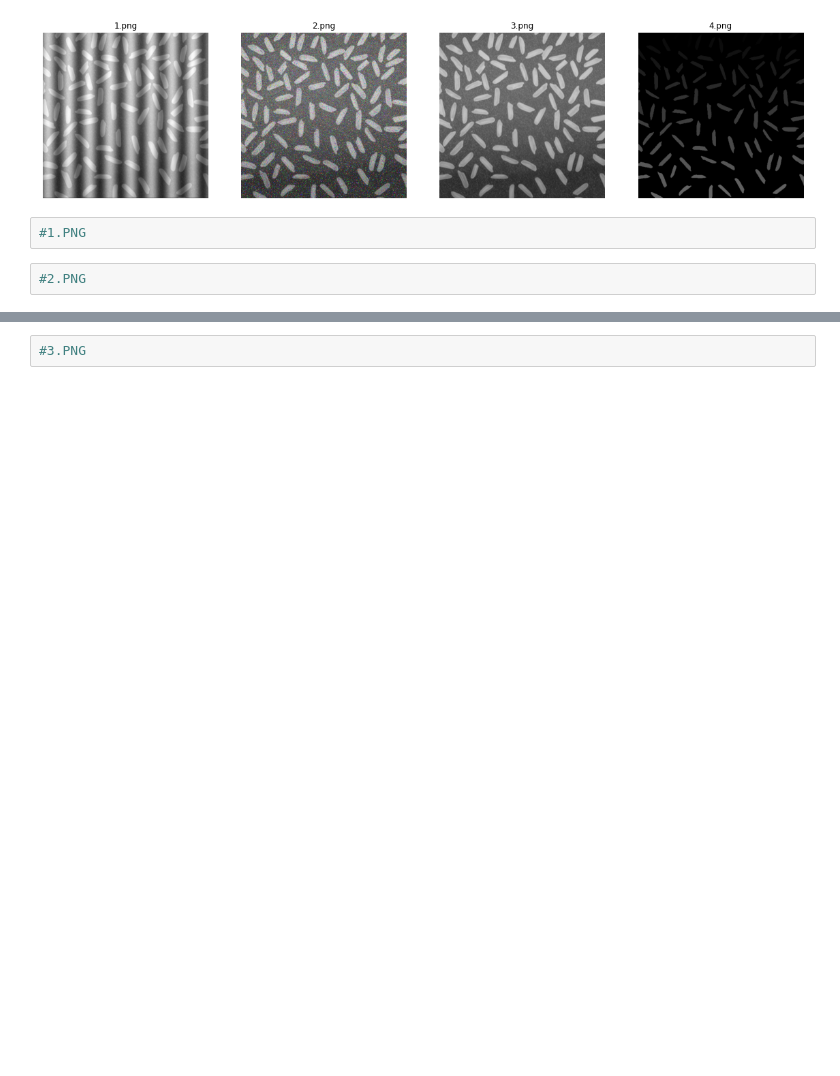
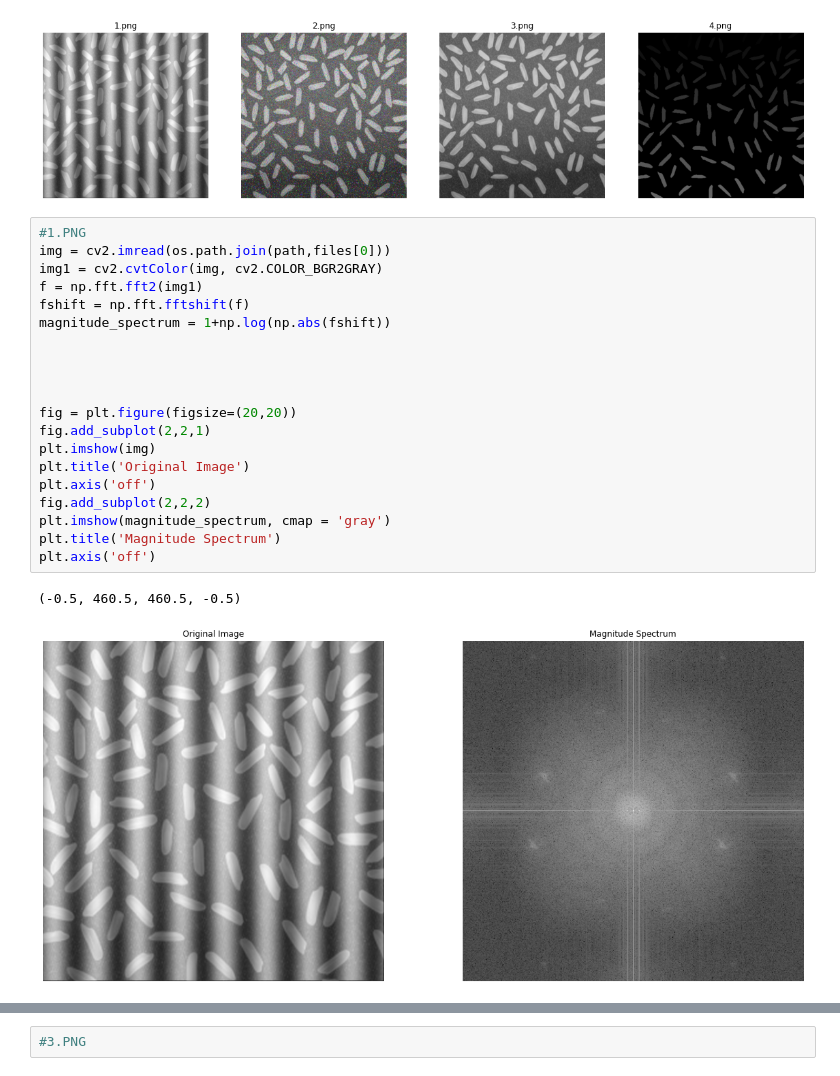
Before and after one commit to dominhkhoi2002/RiceCounting, a Jupyter notebook: Ex1/Ex1.ipynb, the cells around one changed output, grey strips where cells are left out. Drawn from its saved outputs; the diff is of its cells as text; blank space fills up the shorter version.

```diff
--- a/Ex1/Ex1.ipynb
+++ b/Ex1/Ex1.ipynb
@@ -24,7 +24,26 @@ for i in range(4):
     plt.axis('off')
 # %% [output]
 [figure]
-# %%
-#1.PNG
-# %%
-#2.PNG
+# %%
+#1.PNG
+img = cv2.imread(os.path.join(path,files[0]))
+img1 = cv2.cvtColor(img, cv2.COLOR_BGR2GRAY)
+f = np.fft.fft2(img1)
+fshift = np.fft.fftshift(f)
+magnitude_spectrum = 1+np.log(np.abs(fshift))
+
+
+
+
+fig = plt.figure(figsize=(20,20))
+fig.add_subplot(2,2,1)
+plt.imshow(img)
+plt.title('Original Image')
+plt.axis('off')
+fig.add_subplot(2,2,2)
+plt.imshow(magnitude_spectrum, cmap = 'gray')
+plt.title('Magnitude Spectrum')
+plt.axis('off')
+# %% [output]
+(-0.5, 460.5, 460.5, -0.5)
+[figure, added]
```
Also changed, not shown: parts of 3 cells of this notebook.
